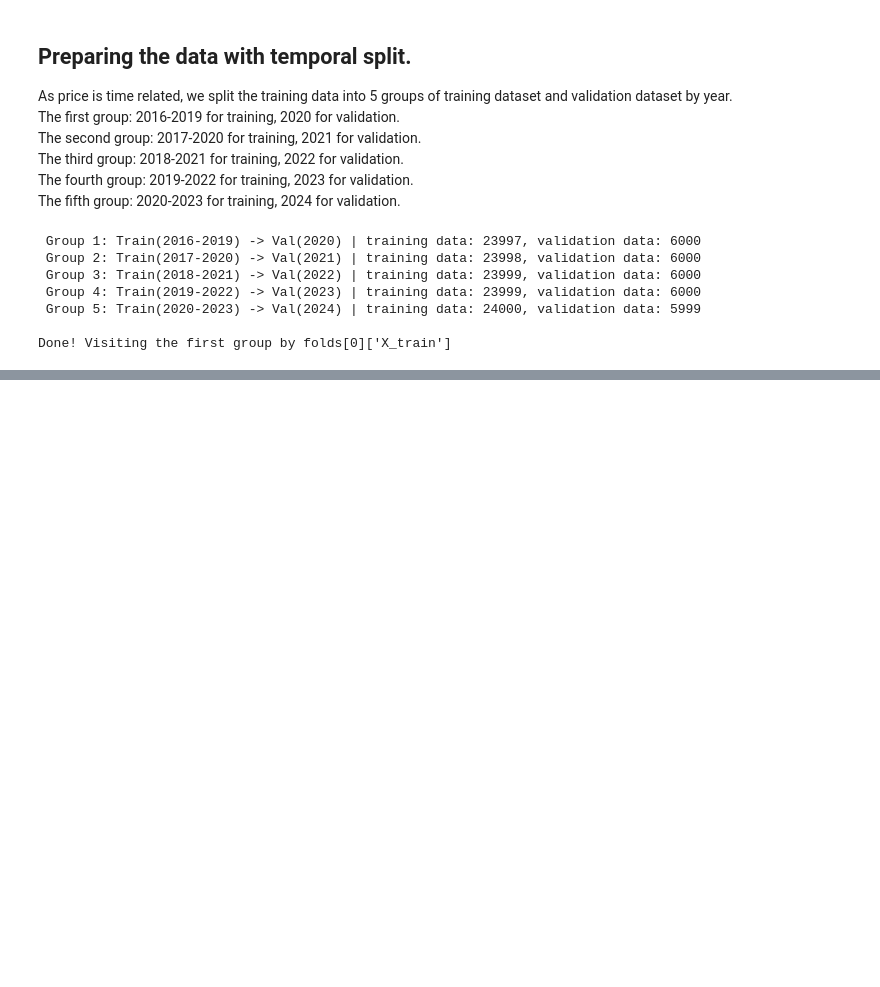
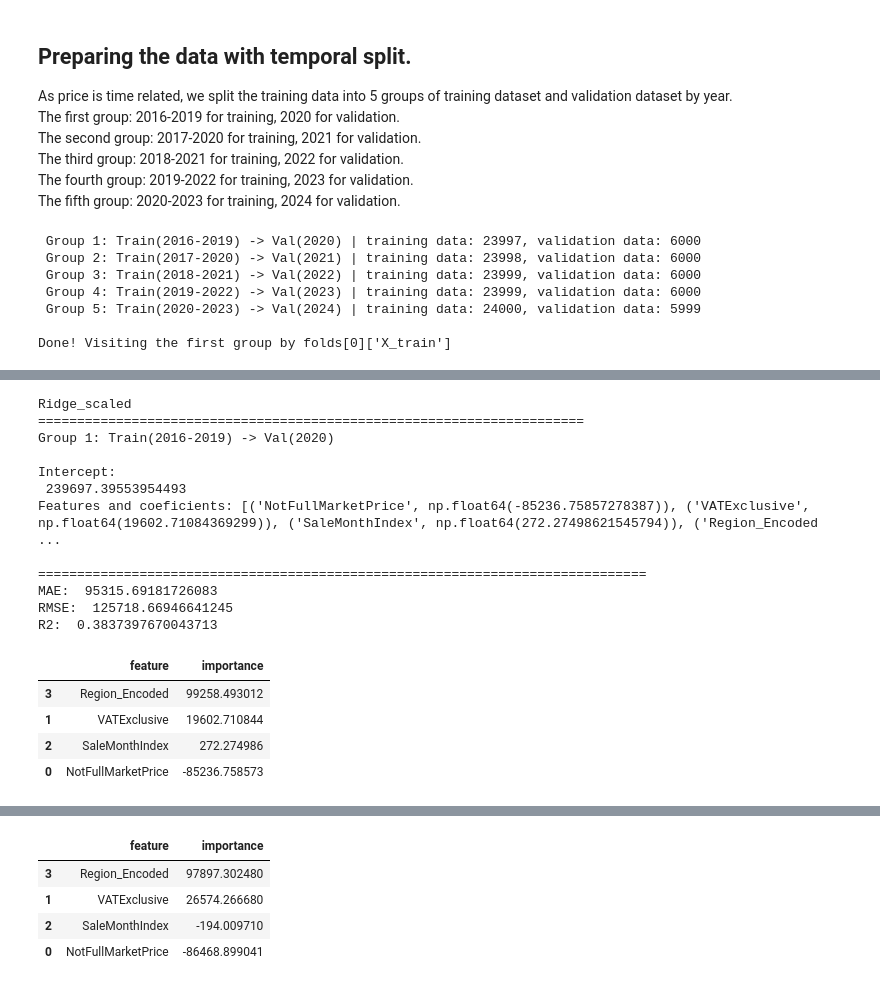
Before and after one commit to wuxiaoli-ucd/Data-Analytics, a Jupyter notebook: Modeling.ipynb, the cells around one changed output, grey strips where cells are left out. Saved outputs shown, nothing was run; the diff lists cells and outputs as text; code cells hidden in the pictures; blank space fills up the shorter version.

```diff
--- a/Modeling.ipynb
+++ b/Modeling.ipynb
@@ -128,0 +329,73 @@ Done! Visiting the first group by folds[0]['X_train']
+# %%
+from sklearn.preprocessing import StandardScaler
+from sklearn.compose import ColumnTransformer
+
+print("Ridge_scaled")
+errors={
+    'MAE':[],
+    'RMSE':[],
+    'R2':[]
+    }
+num_feature=['Region_Encoded']
+binary_features=['NotFullMarketPrice', 'VATExclusive', 'SaleMonthIndex']
+for fold in folds:
+    # print the info of current group
+    print('='*70)
+    print(fold['info'])
+
+
+    # pick out the dataset
+    X_train_unscaled=fold['X_train']
+    y_train=fold['y_train']
+    X_val_unscaled=fold['X_val']
+    y_val=fold['y_val']
+
+    preprocess_scaled = ColumnTransformer(
+    [
+        ('binary', 'passthrough', binary_features),
+        ('num', StandardScaler(), num_feature),
+    ]
+ )
+    # add the code to scale here
+    # fit on training data
+    preprocess_scaled.fit(X_train_unscaled)
+
+    # transform both train and validation
+    X_train = preprocess_scaled.transform(X_train_unscaled)
+    X_val = preprocess_scaled.transform(X_val_unscaled)
+
+    # train the model
+    ridge = RidgeCV()
+    ridge.fit(X_train, y_train)
+
+    # Print the weights learned for each feature.
+    print("\nIntercept: \n", ridge.intercept_)
+    print("Features and coeficients:", list(zip(features, ridge.coef_))[:10])
+
+    # Predicted price on validation set
+    test_predictions = ridge.predict(X_val)
+    (mae,rmse,r2)=getMetrics(y_val, test_predictions)
+    errors['MAE'].append(mae)
+    errors['RMSE'].append(rmse)
+    errors['R2'].append(r2)
+
+    feature_importance = pd.DataFrame({'feature': features, 'importance':ridge.coef_})
+    display(feature_importance.sort_values('importance', ascending=False))
+# %% [output]
+Ridge_scaled
+======================================================================
+Group 1: Train(2016-2019) -> Val(2020)
+
+Intercept:
+ 239697.39553954493
+Features and coeficients: [('NotFullMarketPrice', np.float64(-85236.75857278387)), ('VATExclusive', np.float64(19602.71084369299)), ('SaleMonthIndex', np.float64(272.27498621545794)), ('Region_Encoded ...
+
+==============================================================================
+MAE:  95315.69181726083
+RMSE:  125718.66946641245
+R2:  0.3837397670043713
+|  | feature | importance |
+| 3 | Region_Encoded | 99258.493012 |
+| 1 | VATExclusive | 19602.710844 |
+| 2 | SaleMonthIndex | 272.274986 |
+| 0 | NotFullMarketPrice | -85236.758573 |
@@ -128,0 +413,5 @@ Done! Visiting the first group by folds[0]['X_train']
+|  | feature | importance |
+| 3 | Region_Encoded | 97897.302480 |
+| 1 | VATExclusive | 26574.266680 |
+| 2 | SaleMonthIndex | -194.009710 |
+| 0 | NotFullMarketPrice | -86468.899041 |
```
Also changed, not shown: parts of 21 cells of this notebook.
